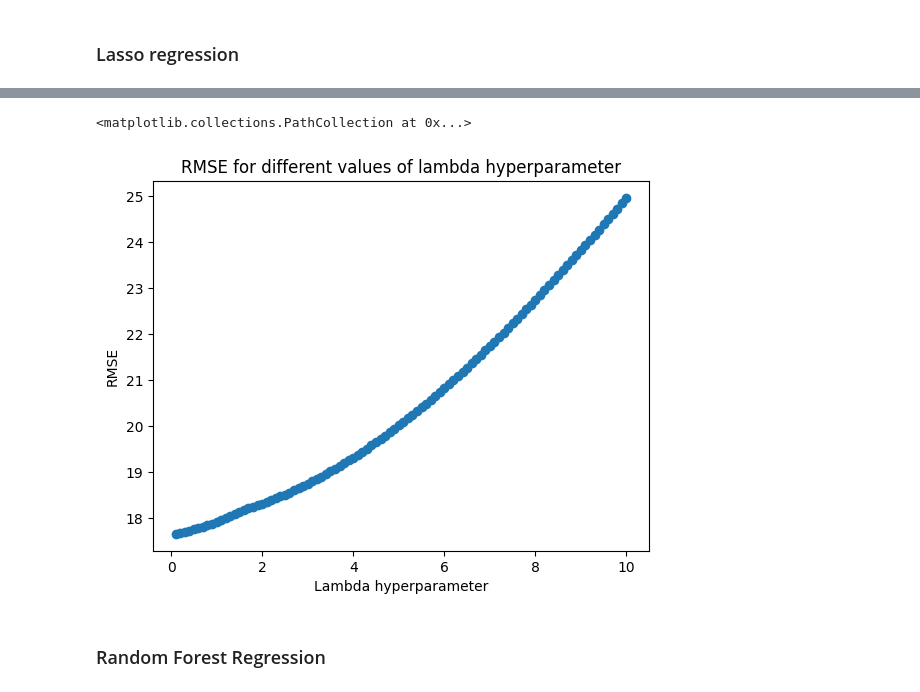
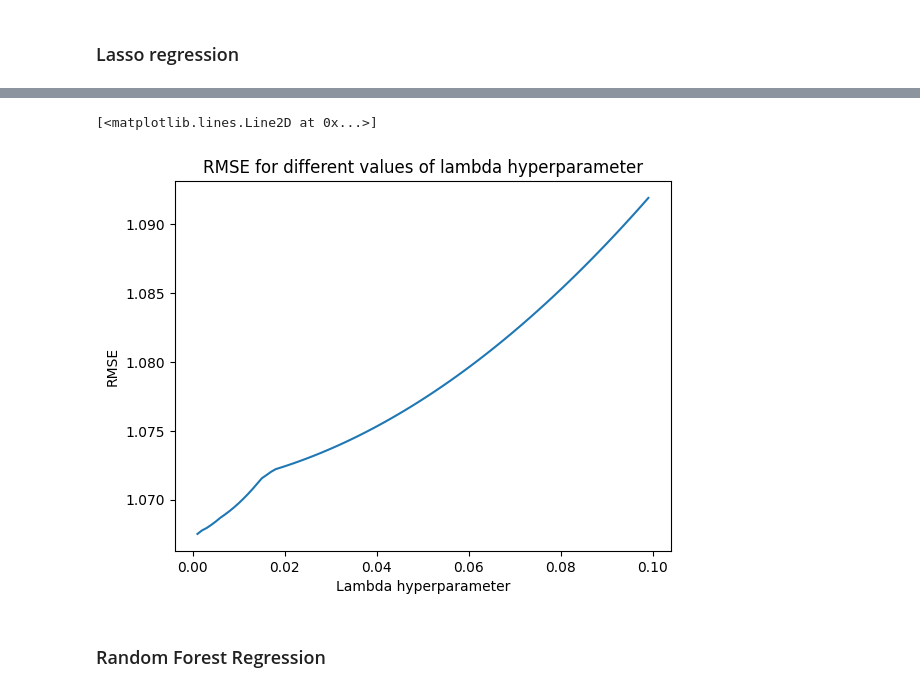
Before and after one commit to zavrelis/Data_X_TimeSeriesPrediction, a Jupyter notebook: notebooks/team1_project_codebase_bez_agregace_sales.ipynb, the cells around one changed output, grey strips where cells are left out. Saved outputs shown, nothing was run; the diff lists cells and outputs as text; code cells hidden in the pictures.

```diff
--- a/notebooks/team1_project_codebase_bez_agregace_sales.ipynb
+++ b/notebooks/team1_project_codebase_bez_agregace_sales.ipynb
@@ -898,11 +930,21 @@ from sklearn.linear_model import PoissonRegressor
 #Poisson Regression model
 pois_reg = PoissonRegressor()
 
-pois_reg.fit(X_train, y_train)
-y_pred_pois = pois_reg.predict(X_test)
+pois_reg.fit(X_train_lin, y_train)
+y_pred_pois = pois_reg.predict(X_test_lin)
 
 pois_reg_rmse = np.sqrt(mean_squared_error(y_test, y_pred_pois))
-print(lin_reg.coef_)
+print(pois_reg.coef_)
 
-print(f"RMSE of Poisson Regression model is {pois_reg_rmse}")
+print(f"RMSE of linear regression model is {pois_reg_rmse}")
+
+pois_reg_rmse_turnover = np.sqrt(mean_squared_error(turnover_test, y_pred_pois*X_test.sell_price))
+print(f"RMSE of linear regression model for turnover is {pois_reg_rmse_turnover}")
+
+
+plt.scatter(y_test, y_pred_pois)
+plt.xlabel('Actual values')
+plt.ylabel('Predicted values')
+plt.title('Poisson Regression: Actual vs Predicted')
+plt.show()
 # %% [output]
@@ -965,12 +1047,18 @@ with open('../models/lin_reg_model.pkl', 'wb') as file:
 # %% [markdown]
 ### Lasso regression
 # %%
-alpha = 0.01
+alpha = 1
 print(alpha)
 lasso = Lasso(alpha=alpha)
 lasso.fit(X_train, y_train)
 y_pred_lasso = lasso.predict(X_test)
 lasso_rmse = np.sqrt(mean_squared_error(y_test, y_pred_lasso))
 
-print(lasso_rmse)
+lasso_rmse = np.sqrt(mean_squared_error(y_test, y_pred_lasso))
+print(lasso.coef_)
+
+print(f"RMSE of Poisson Regression model is {lasso_rmse}")
+
+lasso_rmse_turnover = np.sqrt(mean_squared_error(turnover_test, y_pred_lasso*X_test.sell_price))
+print(f"RMSE of baseline model for turnover is {lasso_rmse_turnover}")
 # %% [output]
@@ -985,12 +1088,7 @@ len(coefs_lasso) - len(coefs_lasso[coefs_lasso.Coefficients == 0])
-# %%
-y_pred_lasso = y_pred_lasso*X_test.sell_price
-lin_reg_rmse_turnover = np.sqrt(mean_squared_error(turnover_test, y_pred_lasso))
-
-print(lin_reg_rmse_turnover)
 # %%
 #Lasso Regression model
-sequence = [i /10000.0 for i in range(1, 10)]
-RMSE = pd.DataFrame(index=sequence)
+sequence = [i /10000.0 for i in range(1, 100)]
+RMSE_lasso = pd.DataFrame(index=sequence)
 
 for alpha in sequence:
     print(alpha)
@@ -998,4 +1096,4 @@ for alpha in sequence:
     lasso.fit(X_train, y_train)
     y_pred_lasso = lasso.predict(X_test)
     lasso_rmse = np.sqrt(mean_squared_error(y_test, y_pred_lasso))
-    RMSE.loc[alpha,'RMSE'] = lasso_rmse
+    RMSE_lasso.loc[alpha,'RMSE'] = lasso_rmse
@@ -1015,11 +1104,11 @@ RMSE
 # %%
 plt.title("RMSE for different values of lambda hyperparameter")
 plt.xlabel("Lambda hyperparameter")
 plt.ylabel("RMSE")
-plt.scatter(sequence, RMSE['RMSE'])
+plt.plot(sequence, RMSE_lasso['RMSE'])
 # %% [output]
-<matplotlib.collections.PathCollection at 0x...>
+[<matplotlib.lines.Line2D at 0x...>]
-[figure, old version]
+[figure, new version]
 # %% [markdown]
 ### Random Forest Regression
 # %%
```
Also changed, not shown: parts of 31 cells of this notebook.
